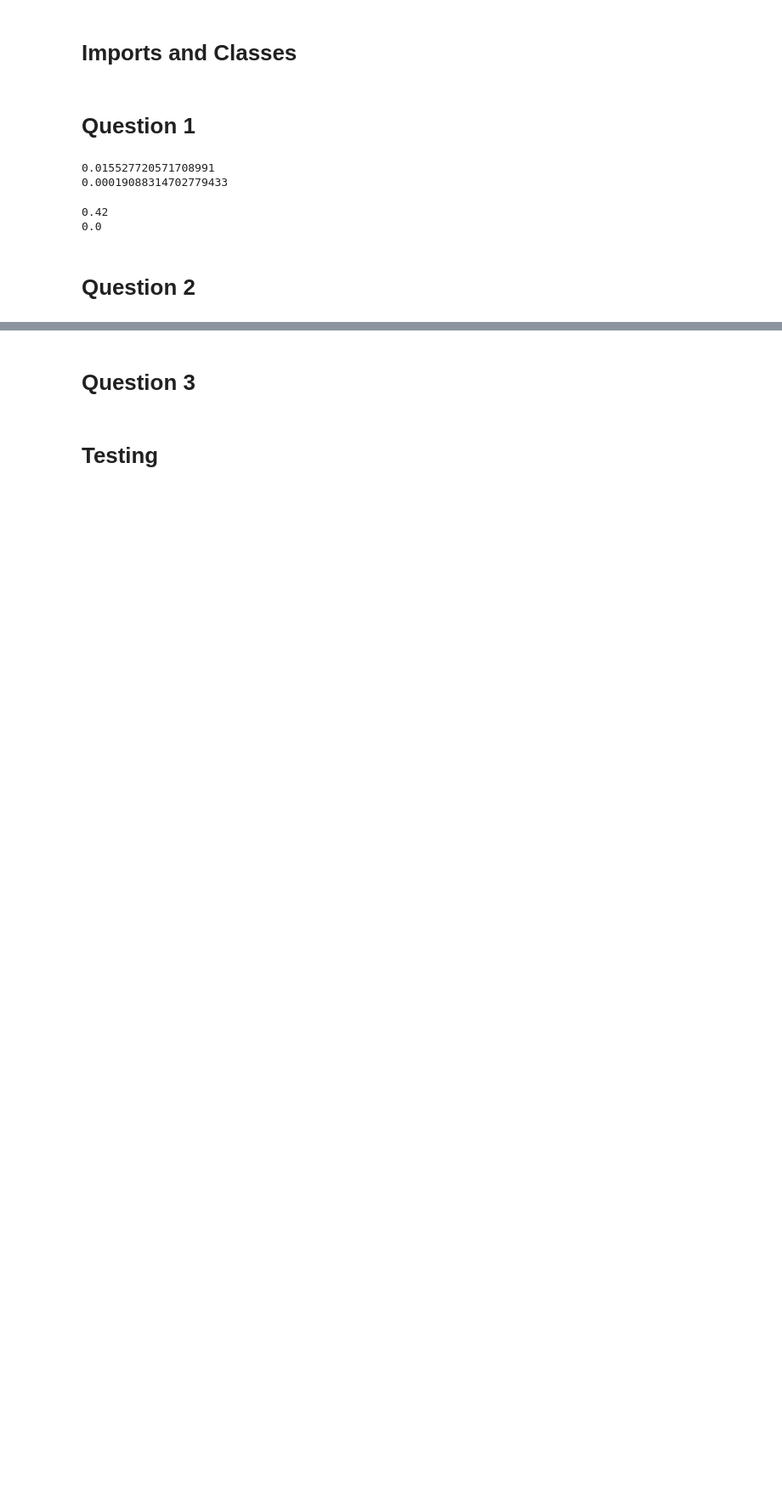
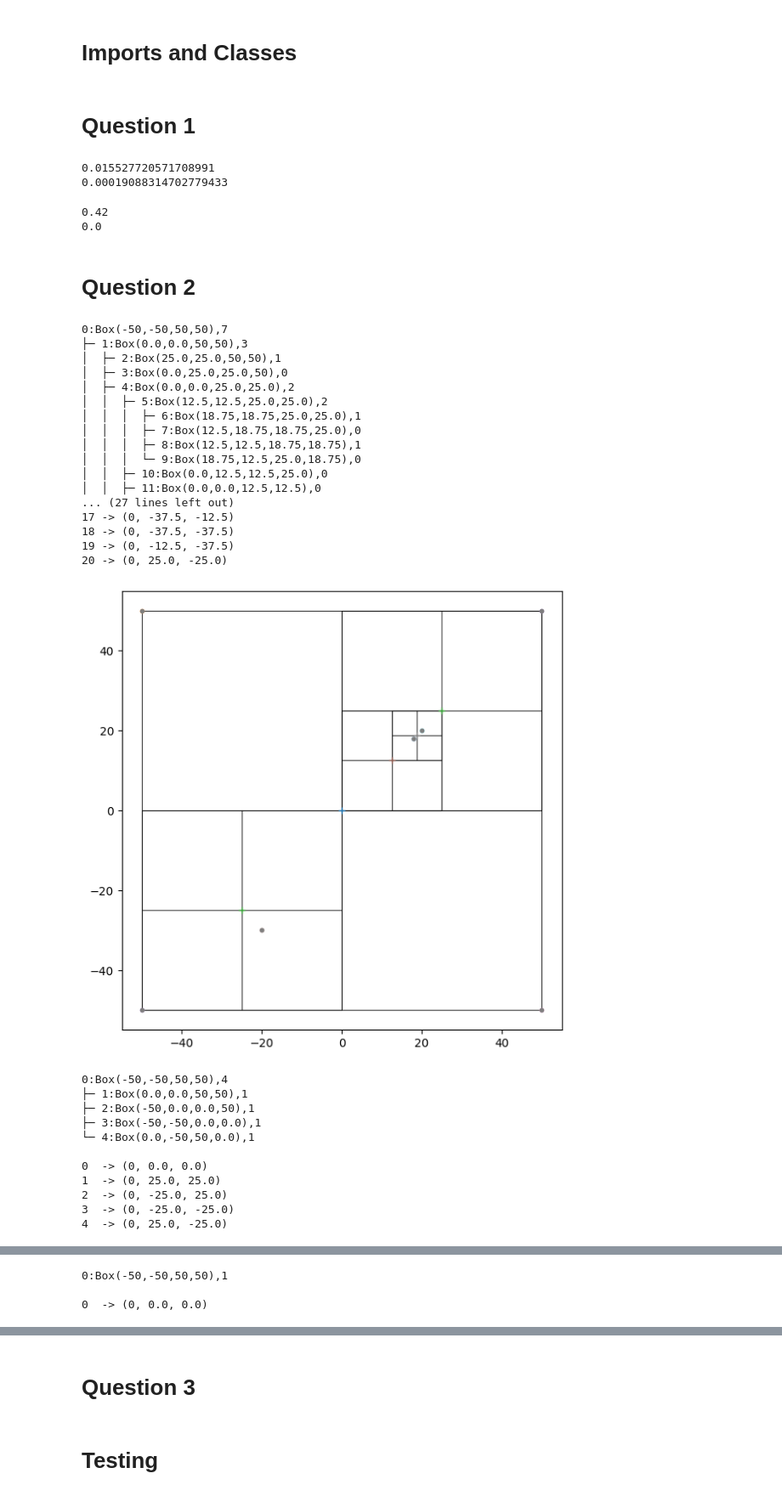
Before and after one commit to calvinyjl/n-body-problem, a Jupyter notebook: nBodyProblem.ipynb, the cells around one changed output, grey strips where cells are left out. Shown: that part at 85% size. Drawn from its saved outputs; the diff is of its cells as text; code cells hidden in the pictures; blank space fills up the shorter version.

```diff
--- a/nBodyProblem.ipynb
+++ b/nBodyProblem.ipynb
@@ -402,15 +475,60 @@ class Gadget:
         plt.show()
 # %%
 # Question 2
+
+# Test 0: 4 equal-mass Bodies on the edges of a square and 3 more Bodies within the same leaf node as another Body
+P = [None]*7
+P[0] = Body(1,50,50)
+P[1] = Body(1,-50,50)
+P[2] = Body(1,-50,-50)
+P[3] = Body(1,50,-50)
+P[4] = Body(1,20, 20)
+P[5] = Body(1,18, 18)
+P[6] = Body(1,-20,-30)
+
+g = Gadget(Box.getBox(P))
+for p in P: g.add(p)
+print(g)
+g.plot()
 
 # Test 1: 4 equal-mass Bodies on the edges of a square
 P = [None]*4
 P[0] = Body(1,50,50)
 P[1] = Body(1,-50,50)
 P[2] = Body(1,-50,-50)
 P[3] = Body(1,50,-50)
 
 g = Gadget(Box.getBox(P))
 for p in P: g.add(p)
 print(g)
 g.plot()
+# %% [output]
+0:Box(-50,-50,50,50),7
+├─ 1:Box(0.0,0.0,50,50),3
+│  ├─ 2:Box(25.0,25.0,50,50),1
+│  ├─ 3:Box(0.0,25.0,25.0,50),0
+│  ├─ 4:Box(0.0,0.0,25.0,25.0),2
+│  │  ├─ 5:Box(12.5,12.5,25.0,25.0),2
+│  │  │  ├─ 6:Box(18.75,18.75,25.0,25.0),1
+│  │  │  ├─ 7:Box(12.5,18.75,18.75,25.0),0
+│  │  │  ├─ 8:Box(12.5,12.5,18.75,18.75),1
+│  │  │  └─ 9:Box(18.75,12.5,25.0,18.75),0
+│  │  ├─ 10:Box(0.0,12.5,12.5,25.0),0
+│  │  ├─ 11:Box(0.0,0.0,12.5,12.5),0
+... (27 lines left out)
+17 -> (0, -37.5, -12.5)
+18 -> (0, -37.5, -37.5)
+19 -> (0, -12.5, -37.5)
+20 -> (0, 25.0, -25.0)
+[figure, added]
+0:Box(-50,-50,50,50),4
+├─ 1:Box(0.0,0.0,50,50),1
+├─ 2:Box(-50,0.0,0.0,50),1
+├─ 3:Box(-50,-50,0.0,0.0),1
+└─ 4:Box(0.0,-50,50,0.0),1
+
+0  -> (0, 0.0, 0.0)
+1  -> (0, 25.0, 25.0)
+2  -> (0, -25.0, 25.0)
+3  -> (0, -25.0, -25.0)
+4  -> (0, 25.0, -25.0)
@@ -416,0 +548,3 @@ g.plot()
+0:Box(-50,-50,50,50),1
+
+0  -> (0, 0.0, 0.0)
```
Also changed, not shown: parts of 3 cells of this notebook.
